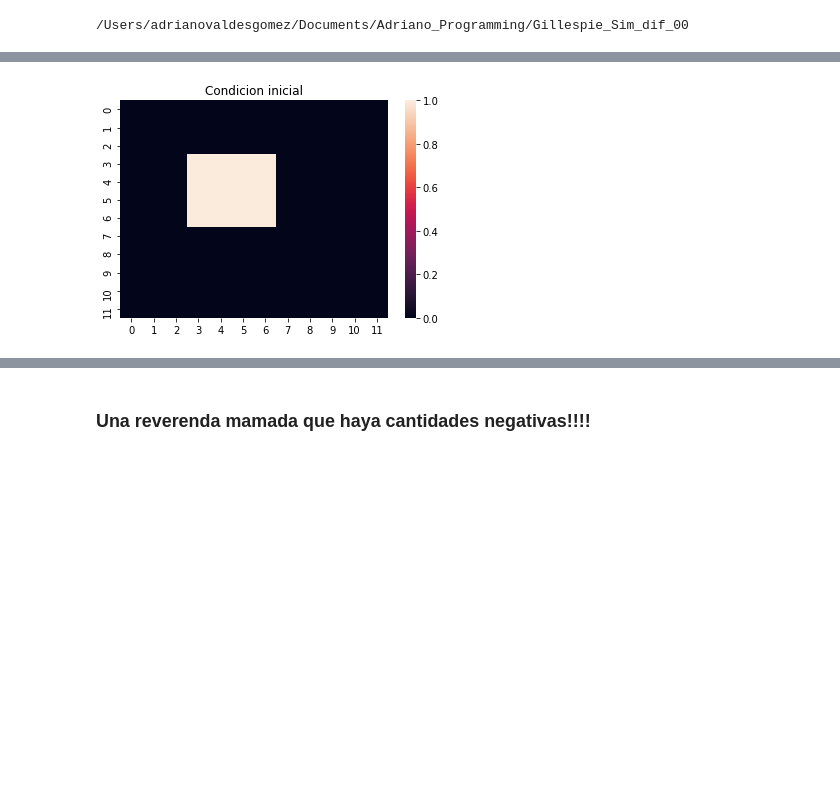
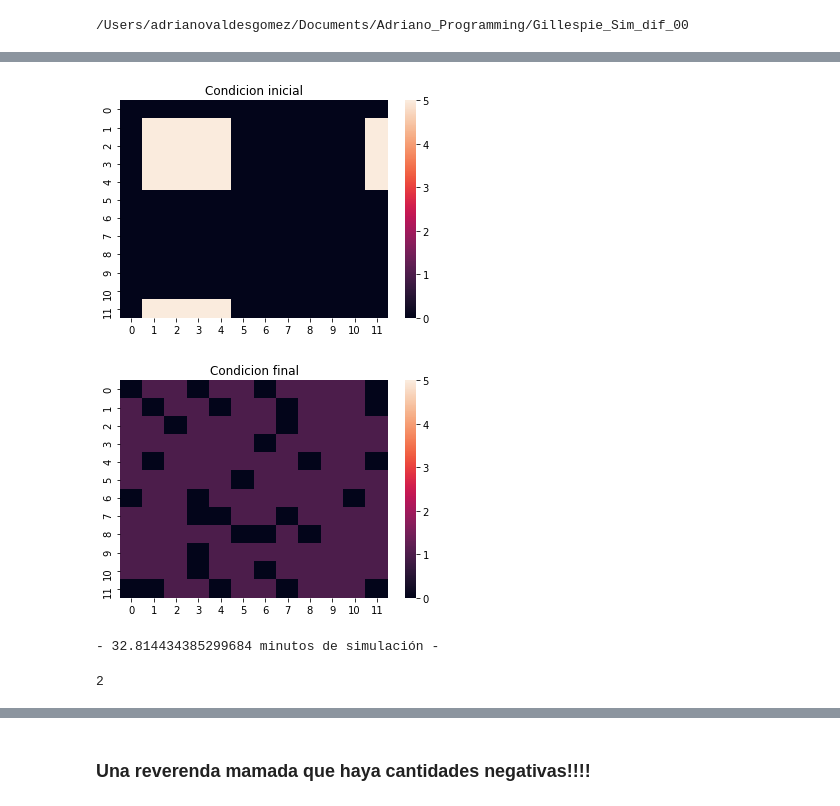
Before and after one commit to AdrianoValdesGomez/Selected-Topics-in-Biophysics, a Jupyter notebook: Notebooks/Gillespie Algorithm (Extension to anisotropic environments).ipynb, the cells around one changed output, grey strips where cells are left out. Saved outputs shown, nothing was run; the diff lists cells and outputs as text; code cells hidden in the pictures; blank space fills up the shorter version.

```diff
--- a/Notebooks/Gillespie Algorithm (Extension to anisotropic environments).ipynb
+++ b/Notebooks/Gillespie Algorithm (Extension to anisotropic environments).ipynb
@@ -291,22 +291,31 @@ Text(0.5, 1.0, "Distribución de las j's")
 # %% [markdown]
 ### Actualizacion de la matriz de concentracion
 # %%
-def fun_act_dif(X, mu, i, j):
+def fun_act_dif(X, mu, i, j, d):
+    # Difusion hacia arriba
     if mu == 0:
         X[i,j] = X[i,j] - 1
-        X[i - 1,j] = X[i - 1,j] + 1
+        X[i - 1, j] = X[i - 1, j] + 1
+        if i == 1:
+            X[d, j] = X[d, j] + 1
     # Difusion hacia abajo
     elif mu == 1:
         X[i,j] = X[i,j] - 1
-        X[i + 1,j] = X[i + 1,j] + 1
+        X[i + 1, j] = X[i + 1, j] + 1
+        if i == d:
+            X[1, j] = X[1, j] + 1
     # Difusion hacia la izquierda
     elif mu == 2:
         X[i,j] = X[i,j] - 1
         X[i,j - 1] = X[i,j - 1] + 1
+        if j == 1:
+            X[i, d] = X[i, d] + 1
     # Difusion hacia la derecha
     elif mu == 3:
         X[i,j] = X[i,j] - 1
         X[i,j + 1] = X[i,j + 1] + 1
+        if j == d:
+            X[i,1] = X[i,1] + 1
     return X
 # %%
 def paso_montecarlo(X, a, t, P2, P3, d):
@@ -345,13 +354,13 @@ def paso_montecarlo(X, a, t, P2, P3, d):
 
     # Seleccion del renglon de ocurrencia
 
-    i = fun_i(P3,P4,r3,mu)
+    i = fun_i(P3,P4,r3,mu,d)
 
 
 
     # Seleccion de la columna de ocurrencia
 
-    j = fun_j(P4,r4,mu,i)
+    j = fun_j(P4,r4,mu,i,d)
 
     #print('tau',format(tau, '.4f'),'mu',mu,'i',i,'j',j)
 
@@ -361,14 +370,14 @@ def paso_montecarlo(X, a, t, P2, P3, d):
 
     # Actualizamos el vector de concentracion de acuerdo con el proceso elegido
 
-    X = fun_act_dif(X, mu, i, j)
+    X = fun_act_dif(X, mu, i, j, d)
 
     #print('X[i,j]',X[i][j])
 
     # Actualizamos las condiciones de contorno si se actualizo algun punto de la frontera
 
-    if i == 1 | i == 100 | j == 1 | j == 100:
-        X = func_act_CC(X)
+    #if i == 1 | i == d | j == 1 | j == d:
+    X = func_act_CC(X,d)
 
 
     # Actualizamos las as de acuerdo al nuevo vector X de concentracion
@@ -592,7 +611,7 @@ def nombre(s):
 # %%
 start_time = time.time()
 
-N_pasos = 3000
+N_pasos = 6000
 
 
 d = 10
@@ -601,9 +620,9 @@ d = 10
 
 X0 = np.zeros((d + 2, d + 2))
 
-for i in range(3,7):
-    for j in range(3,7):
-        X0[i][j] = 1
+for i in range(1,5):
+    for j in range(1,5):
+        X0[i][j] = 5
 
 
 # Replicamos las condiciones iniciales en el borde
@@ -612,17 +631,17 @@ X0 = func_act_CC(X0, d)
 
 # Visualizamos la conddicion inicial
 
-sns.heatmap(X0)
+sns.heatmap(X0, vmin=0, vmax=5)
 plt.title("Condicion inicial")
 plt.savefig('Gillespie_Dif_{}.png'.format(nombre(0)))
 plt.show()
 
 # Iniciamos los vetores para las propensiones y probabilidades condicionadas
 
-a = np.zeros((4,102,102))
-P2 = np.zeros((4,102,102))
+a = np.zeros((4,d + 2,d + 2))
+P2 = np.zeros((4,d + 2,d + 2))
 P3 = np.zeros((4))
-P4 = np.zeros((102))
+P4 = np.zeros((d + 2))
 #P5 = np.zeros((4,102))
 
 # Iniciamos el tiempo
@@ -632,34 +651,40 @@ t = 0
 # Calculamos las propensiones
 
 a = actualizacion_as(a,X0, d)
 
 # Lista para registrar los momentos de actualizacion
 
 tiempos = [0]
 
 # Calculo de las probabilidades iniciales
 
 P2, P3 = act_probs(a,a0,P2,P3, d)
 
 
 # Bucle Principal Monte Carlo
 
 for i in range(0,N_pasos):
     t, X0, a, P2, P3 = paso_montecarlo(X0, a, t, P2, P3, d)
     tiempos.append(t)
     fig = plt.figure()
-    sns.heatmap(X0)
+    sns.heatmap(X0, vmin=0, vmax=5)
     fig.savefig('Gillespie_Dif_{}.png'.format(nombre(i+1)))
     plt.close()
     #fig.show()
 
-sns.heatmap(X0)
+sns.heatmap(X0, vmin=0, vmax=5)
 plt.title("Condicion final")
 plt.show()
 
 tiempo_Sim = (time.time() - start_time)/60.
 
 print("- %s minutos de simulación -" % (tiempo_Sim))
 # %% [output]
-[figure, old version]
+[figure, new version]
+[figure, added]
+- 32.814434385299684 minutos de simulación -
+# %%
+102 % 100
+# %% [output]
+2
 # %%
```
Also changed, not shown: parts of 7 cells of this notebook.
